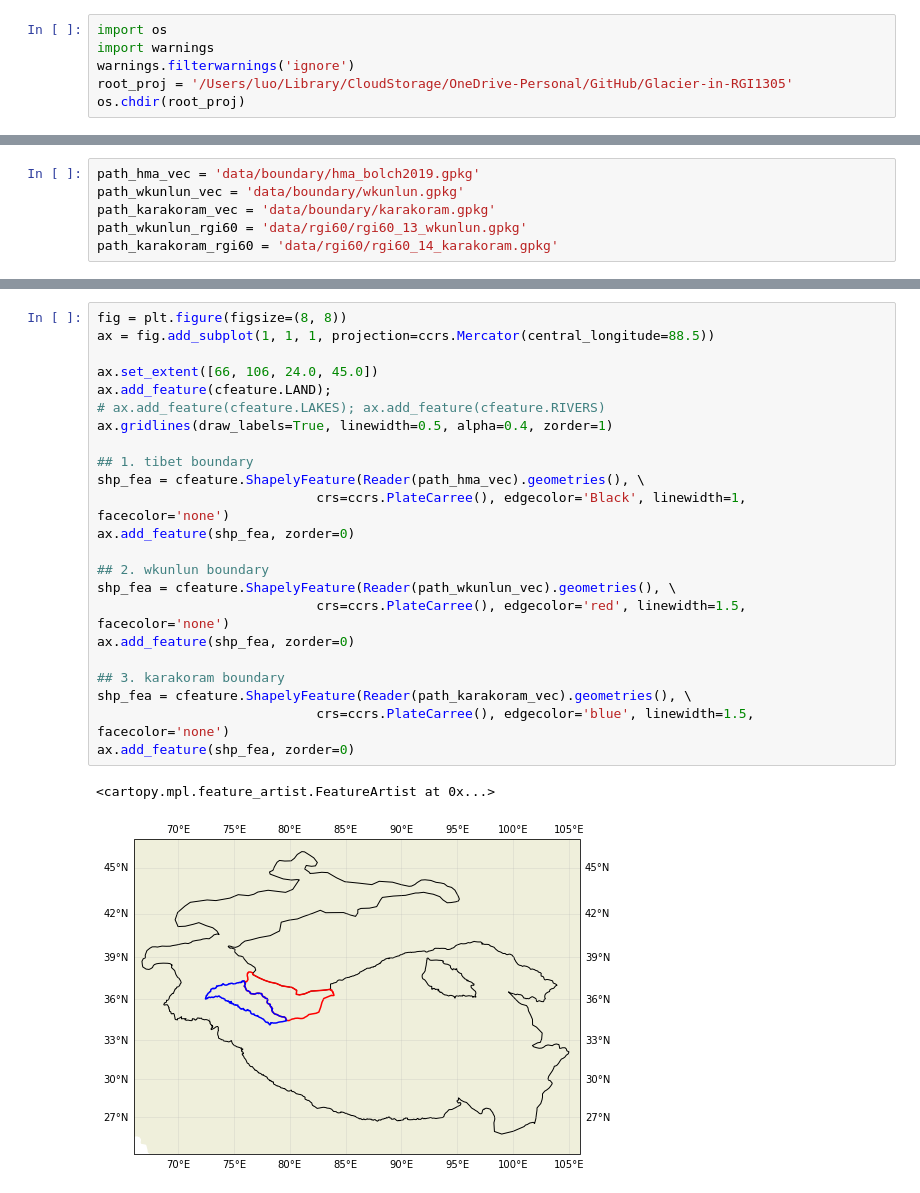
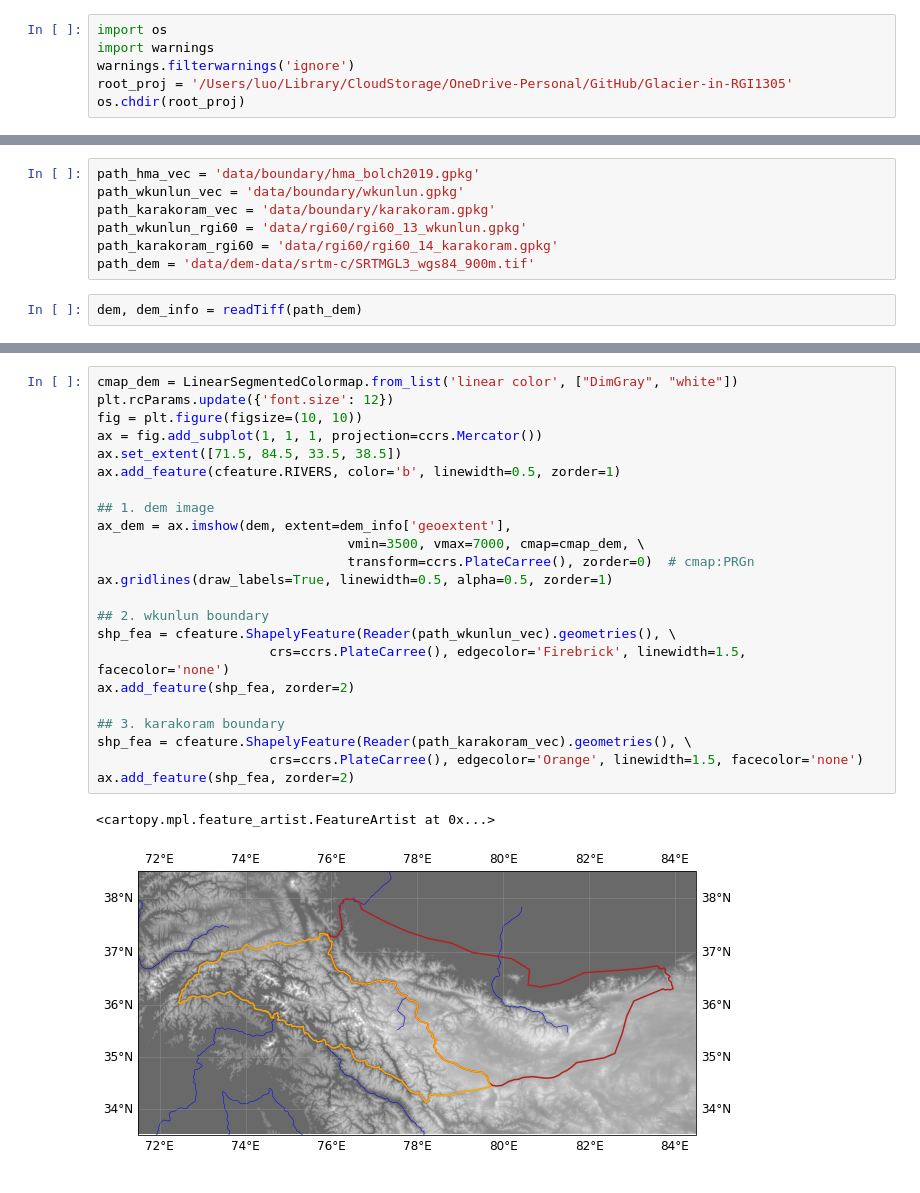
Before and after one commit to xinluo2018/Glacier-in-SETP, a Jupyter notebook: visual/study_area.ipynb, the cells around one changed output, grey strips where cells are left out. Cells and saved outputs as stored; diff of their text form.

```diff
--- a/visual/study_area.ipynb
+++ b/visual/study_area.ipynb
@@ -20,3 +21,6 @@ path_wkunlun_vec = 'data/boundary/wkunlun.gpkg'
 path_karakoram_vec = 'data/boundary/karakoram.gpkg'
 path_wkunlun_rgi60 = 'data/rgi60/rgi60_13_wkunlun.gpkg'
 path_karakoram_rgi60 = 'data/rgi60/rgi60_14_karakoram.gpkg'
+path_dem = 'data/dem-data/srtm-c/SRTMGL3_wgs84_900m.tif'
+# %%
+dem, dem_info = readTiff(path_dem)
@@ -23,27 +47,27 @@ path_karakoram_rgi60 = 'data/rgi60/rgi60_14_karakoram.gpkg'
 # %%
-fig = plt.figure(figsize=(8, 8))
-ax = fig.add_subplot(1, 1, 1, projection=ccrs.Mercator(central_longitude=88.5))
+cmap_dem = LinearSegmentedColormap.from_list('linear color', ["DimGray", "white"])
+plt.rcParams.update({'font.size': 12})
+fig = plt.figure(figsize=(10, 10))
+ax = fig.add_subplot(1, 1, 1, projection=ccrs.Mercator())
+ax.set_extent([71.5, 84.5, 33.5, 38.5])
+ax.add_feature(cfeature.RIVERS, color='b', linewidth=0.5, zorder=1)
 
-ax.set_extent([66, 106, 24.0, 45.0])
-ax.add_feature(cfeature.LAND);
-# ax.add_feature(cfeature.LAKES); ax.add_feature(cfeature.RIVERS)
-ax.gridlines(draw_labels=True, linewidth=0.5, alpha=0.4, zorder=1)
-
-## 1. tibet boundary
-shp_fea = cfeature.ShapelyFeature(Reader(path_hma_vec).geometries(), \
-                            crs=ccrs.PlateCarree(), edgecolor='Black', linewidth=1, facecolor='none')
-ax.add_feature(shp_fea, zorder=0)
+## 1. dem image
+ax_dem = ax.imshow(dem, extent=dem_info['geoextent'],
+                                vmin=3500, vmax=7000, cmap=cmap_dem, \
+                                transform=ccrs.PlateCarree(), zorder=0)  # cmap:PRGn
+ax.gridlines(draw_labels=True, linewidth=0.5, alpha=0.5, zorder=1)
 
 ## 2. wkunlun boundary
 shp_fea = cfeature.ShapelyFeature(Reader(path_wkunlun_vec).geometries(), \
-                            crs=ccrs.PlateCarree(), edgecolor='red', linewidth=1.5, facecolor='none')
-ax.add_feature(shp_fea, zorder=0)
+                      crs=ccrs.PlateCarree(), edgecolor='Firebrick', linewidth=1.5, facecolor='none')
+ax.add_feature(shp_fea, zorder=2)
 
 ## 3. karakoram boundary
 shp_fea = cfeature.ShapelyFeature(Reader(path_karakoram_vec).geometries(), \
-                            crs=ccrs.PlateCarree(), edgecolor='blue', linewidth=1.5, facecolor='none')
-ax.add_feature(shp_fea, zorder=0)
+                      crs=ccrs.PlateCarree(), edgecolor='Orange', linewidth=1.5, facecolor='none')
+ax.add_feature(shp_fea, zorder=2)
 # %% [output]
 <cartopy.mpl.feature_artist.FeatureArtist at 0x...>
-[figure, old version]
+[figure, new version]
 # %%
```
Also changed, not shown: parts of 3 cells of this notebook, 17 other files.
